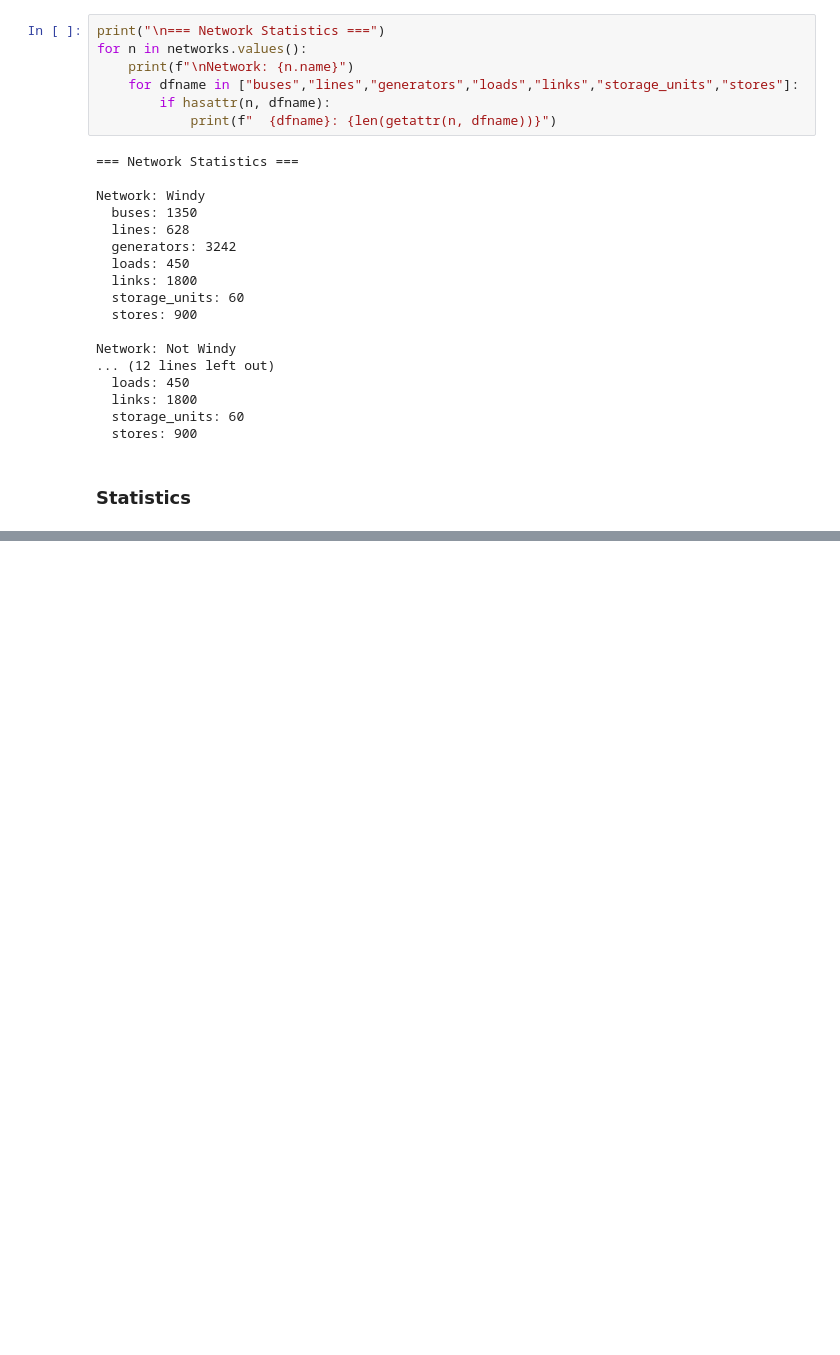
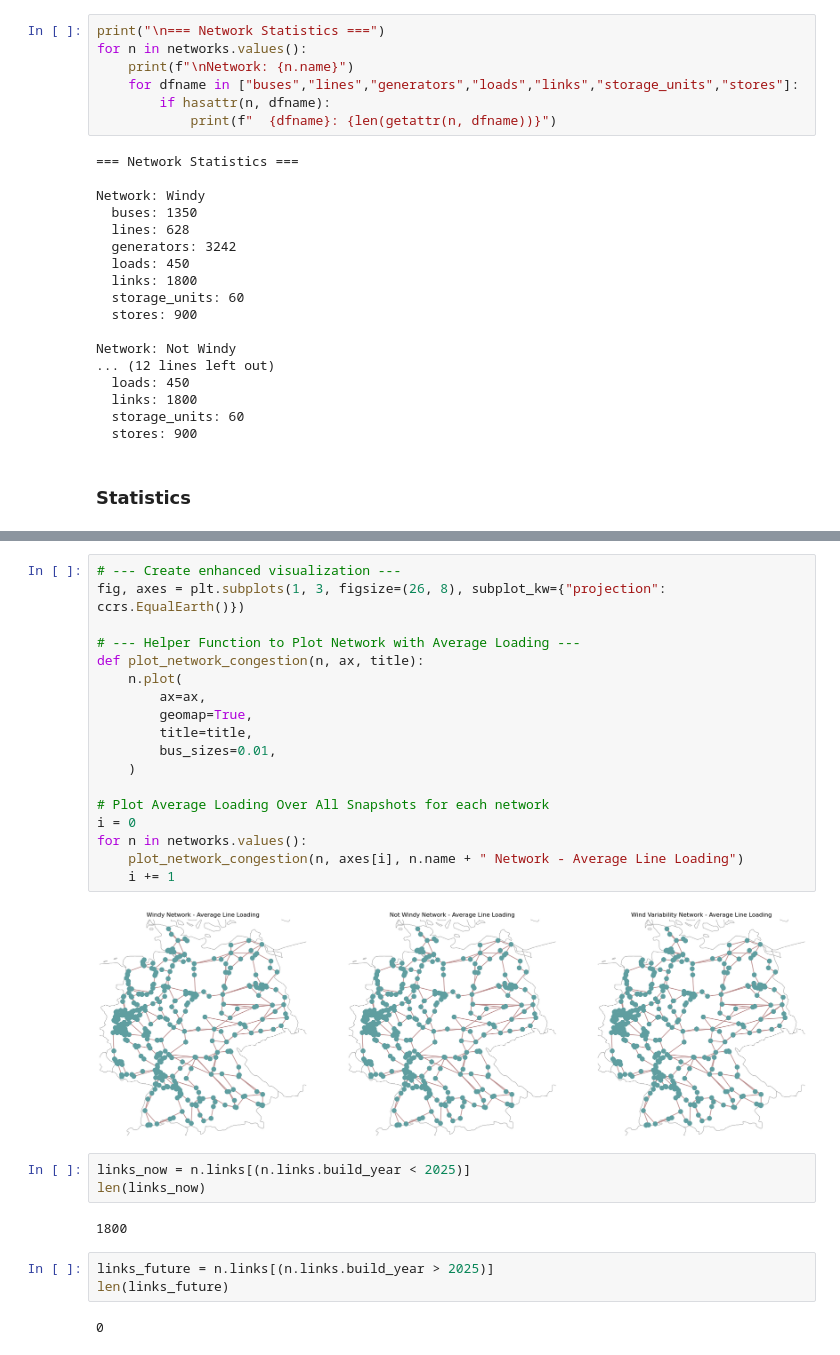
Before and after one commit to Luca2299/pypsa-eur, a Jupyter notebook: notebooks/Analysis_unsolved.ipynb, the cells around one changed output, grey strips where cells are left out. Cells and saved outputs as stored; diff of their text form; blank space fills up the shorter version.

```diff
--- a/notebooks/Analysis_unsolved.ipynb
+++ b/notebooks/Analysis_unsolved.ipynb
@@ -156,0 +157,30 @@ All results saved to: /home/lucakristin/Desktop/my_pypsa/pypsa-eur/analysis/germ
+# %%
+# --- Create enhanced visualization ---
+fig, axes = plt.subplots(1, 3, figsize=(26, 8), subplot_kw={"projection": ccrs.EqualEarth()})
+
+# --- Helper Function to Plot Network with Average Loading ---
+def plot_network_congestion(n, ax, title):
+    n.plot(
+        ax=ax,
+        geomap=True,
+        title=title,
+        bus_sizes=0.01,
+    )
+
+# Plot Average Loading Over All Snapshots for each network
+i = 0
+for n in networks.values():
+    plot_network_congestion(n, axes[i], n.name + " Network - Average Line Loading")
+    i += 1
+# %% [output]
+[figure, added]
+# %%
+links_now = n.links[(n.links.build_year < 2025)]
+len(links_now)
+# %% [output]
+1800
+# %%
+links_future = n.links[(n.links.build_year > 2025)]
+len(links_future)
+# %% [output]
+0
```
Also changed, not shown: parts of 4 cells of this notebook, 58 other files.
